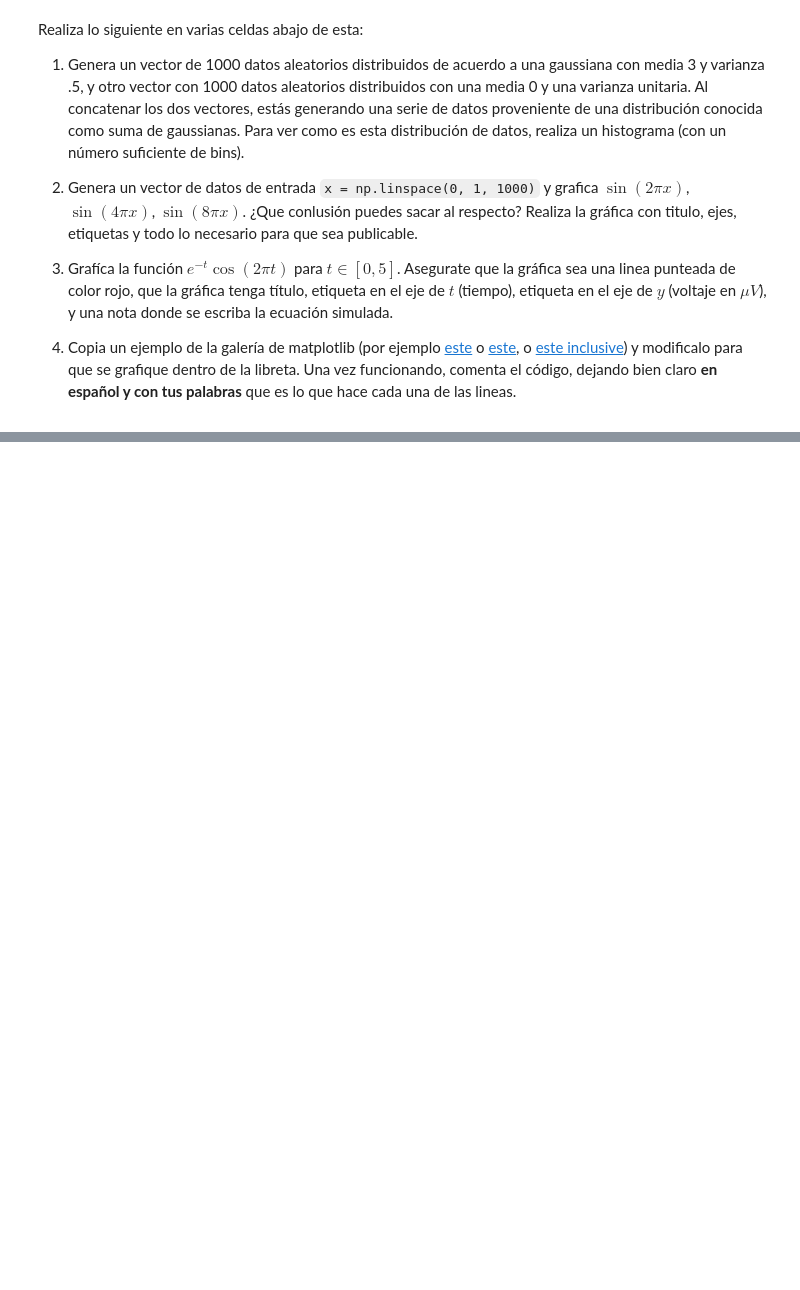
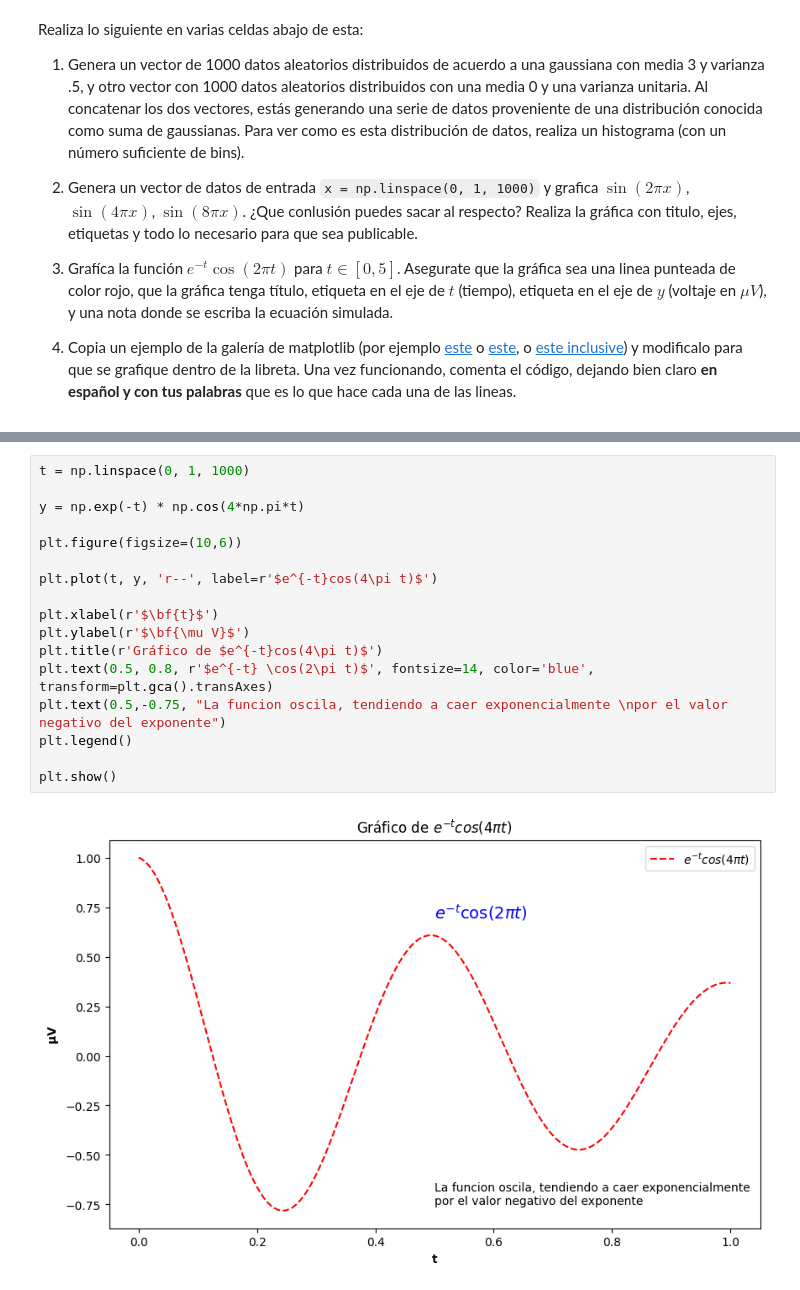
Before and after one commit to JosephLeyva/MCDProgramacion, a Jupyter notebook: Introducción_numpy_matplotlib.ipynb, the cells around one changed output, grey strips where cells are left out. Cells and saved outputs as stored; diff of their text form; blank space fills up the shorter version.

```diff
--- a/Introducción_numpy_matplotlib.ipynb
+++ b/Introducción_numpy_matplotlib.ipynb
@@ -618,0 +799,19 @@ Realiza lo siguiente en varias celdas abajo de esta:
+# %%
+t = np.linspace(0, 1, 1000)
+
+y = np.exp(-t) * np.cos(4*np.pi*t)
+
+plt.figure(figsize=(10,6))
+
+plt.plot(t, y, 'r--', label=r'$e^{-t}cos(4\pi t)$')
+
+plt.xlabel(r'$\bf{t}$')
+plt.ylabel(r'$\bf{\mu V}$')
+plt.title(r'Gráfico de $e^{-t}cos(4\pi t)$')
+plt.text(0.5, 0.8, r'$e^{-t} \cos(2\pi t)$', fontsize=14, color='blue', transform=plt.gca().transAxes)
+plt.text(0.5,-0.75, "La funcion oscila, tendiendo a caer exponencialmente \npor el valor negativo del exponente")
+plt.legend()
+
+plt.show()
+# %% [output]
+[figure, added]
```
Also changed, not shown: parts of 22 cells of this notebook.
